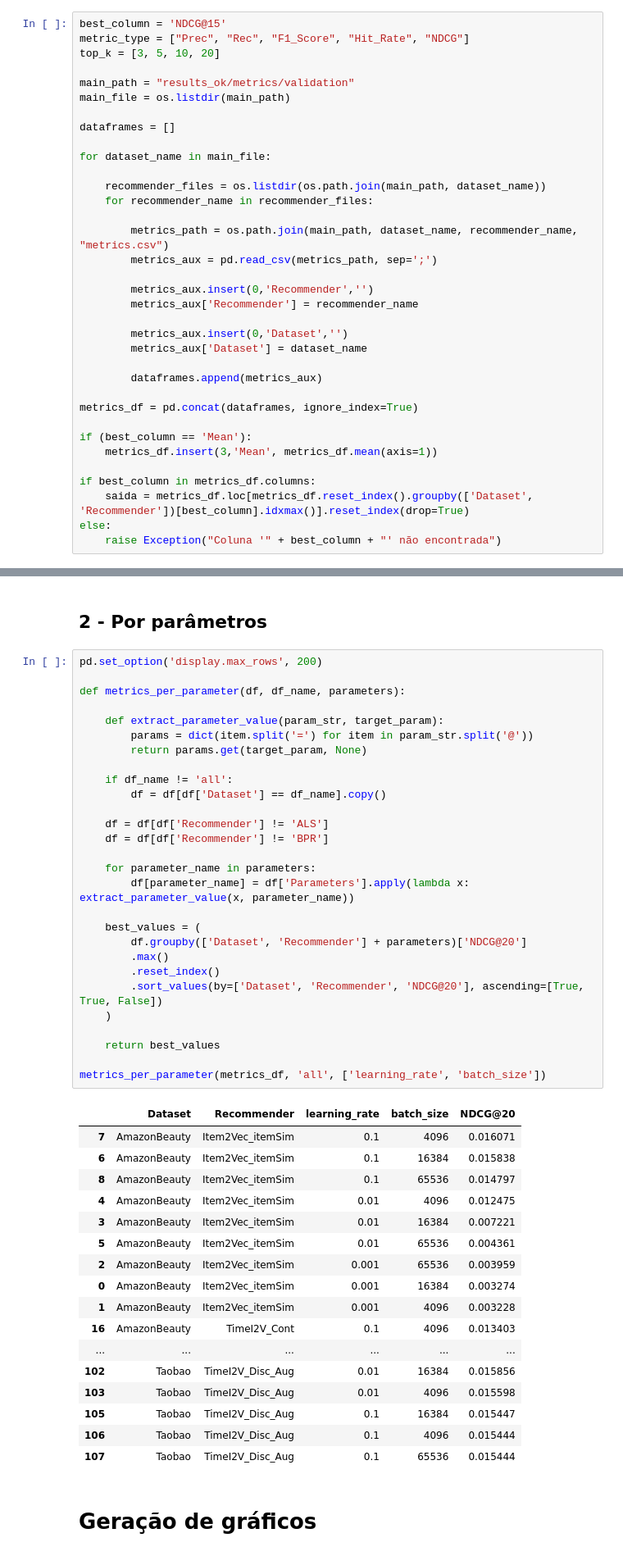
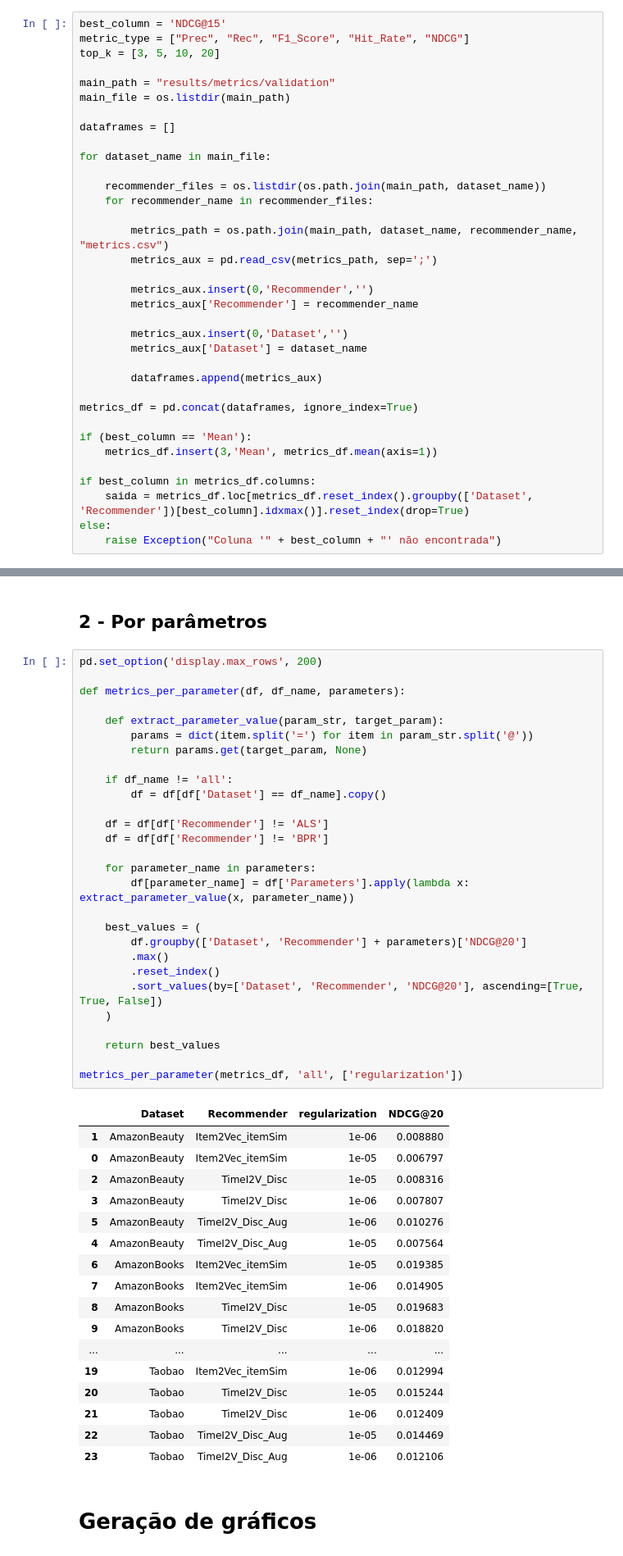
Before and after one commit to UFSCar-LaSID/tai2vec, a Jupyter notebook: Graficos_Bracis.ipynb, the cells around one changed output, grey strips where cells are left out. Shown: that part at 82% size. Saved outputs shown, nothing was run; the diff lists cells and outputs as text.

```diff
--- a/Graficos_Bracis.ipynb
+++ b/Graficos_Bracis.ipynb
@@ -28,7 +28,7 @@ best_column = 'NDCG@15'
 metric_type = ["Prec", "Rec", "F1_Score", "Hit_Rate", "NDCG"]
 top_k = [3, 5, 10, 20]
 
-main_path = "results_ok/metrics/validation"
+main_path = "results/metrics/validation"
 main_file = os.listdir(main_path)
 
 dataframes = []
@@ -87,49 +91,49 @@ display(saida)
 # %%
 pd.set_option('display.max_rows', 200)
 
 def metrics_per_parameter(df, df_name, parameters):
 
     def extract_parameter_value(param_str, target_param):
         params = dict(item.split('=') for item in param_str.split('@'))
         return params.get(target_param, None)
 
     if df_name != 'all':
         df = df[df['Dataset'] == df_name].copy()
 
     df = df[df['Recommender'] != 'ALS']
     df = df[df['Recommender'] != 'BPR']
 
     for parameter_name in parameters:
         df[parameter_name] = df['Parameters'].apply(lambda x: extract_parameter_value(x, parameter_name))
 
     best_values = (
         df.groupby(['Dataset', 'Recommender'] + parameters)['NDCG@20']
         .max()
         .reset_index()
         .sort_values(by=['Dataset', 'Recommender', 'NDCG@20'], ascending=[True, True, False])
     )
 
     return best_values
 
-metrics_per_parameter(metrics_df, 'all', ['learning_rate', 'batch_size'])
+metrics_per_parameter(metrics_df, 'all', ['regularization'])
 # %% [output]
-|  | Dataset | Recommender | learning_rate | batch_size | NDCG@20 |
-| 7 | AmazonBeauty | Item2Vec_itemSim | 0.1 | 4096 | 0.016071 |
-| 6 | AmazonBeauty | Item2Vec_itemSim | 0.1 | 16384 | 0.015838 |
-| 8 | AmazonBeauty | Item2Vec_itemSim | 0.1 | 65536 | 0.014797 |
-| 4 | AmazonBeauty | Item2Vec_itemSim | 0.01 | 4096 | 0.012475 |
-| 3 | AmazonBeauty | Item2Vec_itemSim | 0.01 | 16384 | 0.007221 |
-| 5 | AmazonBeauty | Item2Vec_itemSim | 0.01 | 65536 | 0.004361 |
-| 2 | AmazonBeauty | Item2Vec_itemSim | 0.001 | 65536 | 0.003959 |
-| 0 | AmazonBeauty | Item2Vec_itemSim | 0.001 | 16384 | 0.003274 |
-| 1 | AmazonBeauty | Item2Vec_itemSim | 0.001 | 4096 | 0.003228 |
-| 16 | AmazonBeauty | TimeI2V_Cont | 0.1 | 4096 | 0.013403 |
-| ... | ... | ... | ... | ... | ... |
-| 102 | Taobao | TimeI2V_Disc_Aug | 0.01 | 16384 | 0.015856 |
-| 103 | Taobao | TimeI2V_Disc_Aug | 0.01 | 4096 | 0.015598 |
-| 105 | Taobao | TimeI2V_Disc_Aug | 0.1 | 16384 | 0.015447 |
-| 106 | Taobao | TimeI2V_Disc_Aug | 0.1 | 4096 | 0.015444 |
-| 107 | Taobao | TimeI2V_Disc_Aug | 0.1 | 65536 | 0.015444 |
+|  | Dataset | Recommender | regularization | NDCG@20 |
+| 1 | AmazonBeauty | Item2Vec_itemSim | 1e-06 | 0.008880 |
+| 0 | AmazonBeauty | Item2Vec_itemSim | 1e-05 | 0.006797 |
+| 2 | AmazonBeauty | TimeI2V_Disc | 1e-05 | 0.008316 |
+| 3 | AmazonBeauty | TimeI2V_Disc | 1e-06 | 0.007807 |
+| 5 | AmazonBeauty | TimeI2V_Disc_Aug | 1e-06 | 0.010276 |
+| 4 | AmazonBeauty | TimeI2V_Disc_Aug | 1e-05 | 0.007564 |
+| 6 | AmazonBooks | Item2Vec_itemSim | 1e-05 | 0.019385 |
+| 7 | AmazonBooks | Item2Vec_itemSim | 1e-06 | 0.014905 |
+| 8 | AmazonBooks | TimeI2V_Disc | 1e-05 | 0.019683 |
+| 9 | AmazonBooks | TimeI2V_Disc | 1e-06 | 0.018820 |
+| ... | ... | ... | ... | ... |
+| 19 | Taobao | Item2Vec_itemSim | 1e-06 | 0.012994 |
+| 20 | Taobao | TimeI2V_Disc | 1e-05 | 0.015244 |
+| 21 | Taobao | TimeI2V_Disc | 1e-06 | 0.012409 |
+| 22 | Taobao | TimeI2V_Disc_Aug | 1e-05 | 0.014469 |
+| 23 | Taobao | TimeI2V_Disc_Aug | 1e-06 | 0.012106 |
 # %% [markdown]
 # Geração de gráficos
 # %%
```
Also changed, not shown: parts of 2 cells of this notebook, 22 other files.
